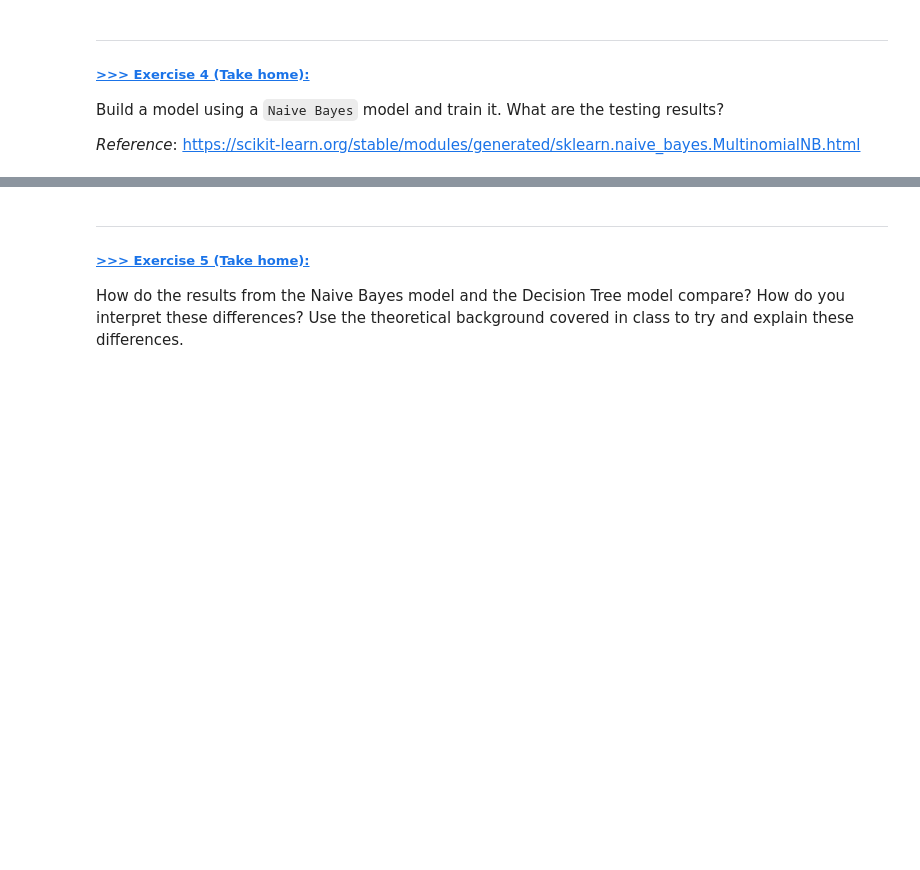
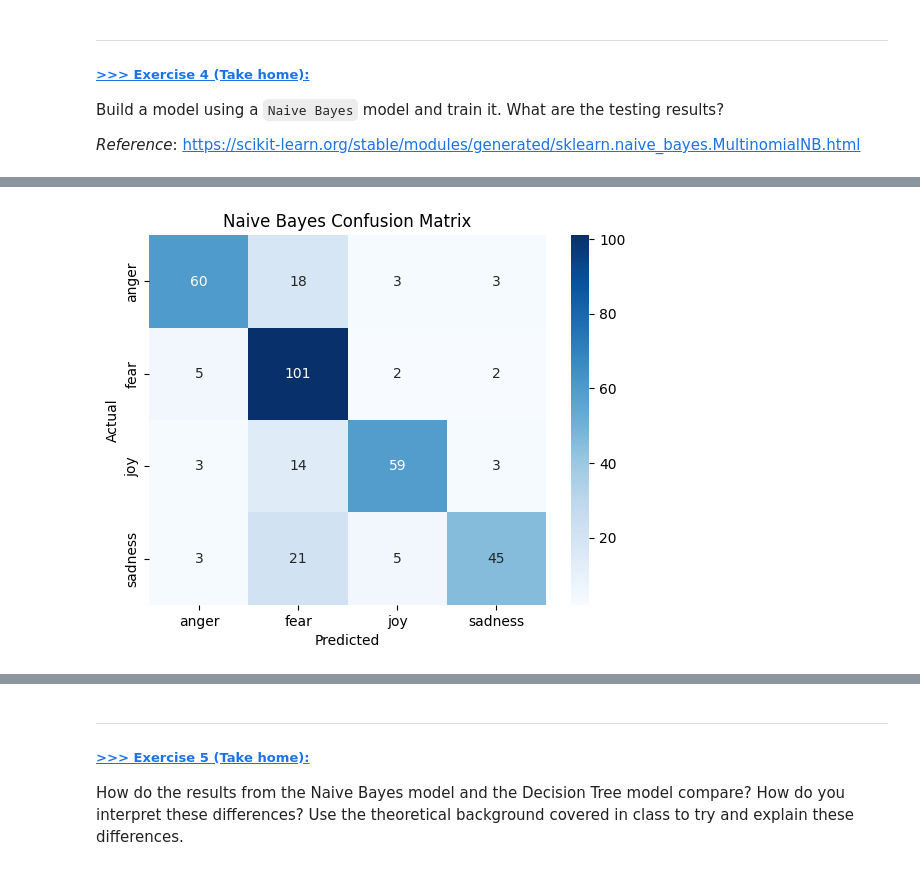
Before and after one commit to viljanenjuho/DM2025-Lab2-Exercise, a Jupyter notebook: DM2025-Lab2-Master-Phase_1.ipynb, the cells around one changed output, grey strips where cells are left out. Cells and saved outputs as stored; diff of their text form; code cells hidden in the pictures; blank space fills up the shorter version.

```diff
--- a/DM2025-Lab2-Master-Phase_1.ipynb
+++ b/DM2025-Lab2-Master-Phase_1.ipynb
@@ -359,0 +377,17 @@ Generate an embedding using the TF-IDF vectorizer instead of th BOW one with 100
+# %%
+from sklearn.feature_extraction.text import TfidfVectorizer
+
+
+# 1️ TF-IDF vectorizer with 1000 features
+tfidf_vectorizer = TfidfVectorizer(max_features=1000, tokenizer=nltk.word_tokenize)
+
+# 2️ Fit on train set
+X_train_tfidf = tfidf_vectorizer.fit_transform(train_df['text'])
+
+# 3️  shape of the resulting embedding
+print("TF-IDF embedding shape:", X_train_tfidf.shape)
+
+# 4️ feature names for indices 100 to 110
+feature_names = tfidf_vectorizer.get_feature_names_out()
+print("Features [100:110]:")
+print(feature_names[100:110])
@@ -500,0 +556,15 @@
+# %%
+from sklearn.naive_bayes import MultinomialNB
+from sklearn.metrics import accuracy_score, classification_report, confusion_matrix
+
+# 1️ Create and train the model
+nb_model = MultinomialNB()
+nb_model.fit(X_train_tfidf, train_df['emotion'])
+
+# 2️ Predict on the test data
+X_test_tfidf = tfidf_vectorizer.transform(test_df['text'])
+y_pred_nb = nb_model.predict(X_test_tfidf)
+
+# 3️ Evaluate
+print("Naive Bayes Accuracy:", accuracy_score(test_df['emotion'], y_pred_nb))
+print("\nClassification Report:\n", classification_report(test_df['emotion'], y_pred_nb))
@@ -500,0 +585,15 @@
+# %%
+
+import seaborn as sns
+import matplotlib.pyplot as plt
+
+cm = confusion_matrix(test_df['emotion'], y_pred_nb)
+sns.heatmap(cm, annot=True, fmt='d', cmap='Blues',
+            xticklabels=nb_model.classes_,
+            yticklabels=nb_model.classes_)
+plt.xlabel("Predicted")
+plt.ylabel("Actual")
+plt.title("Naive Bayes Confusion Matrix")
+plt.show()
+# %% [output]
+[figure, added]
```
Also changed, not shown: parts of 46 cells of this notebook, 4 other files.
